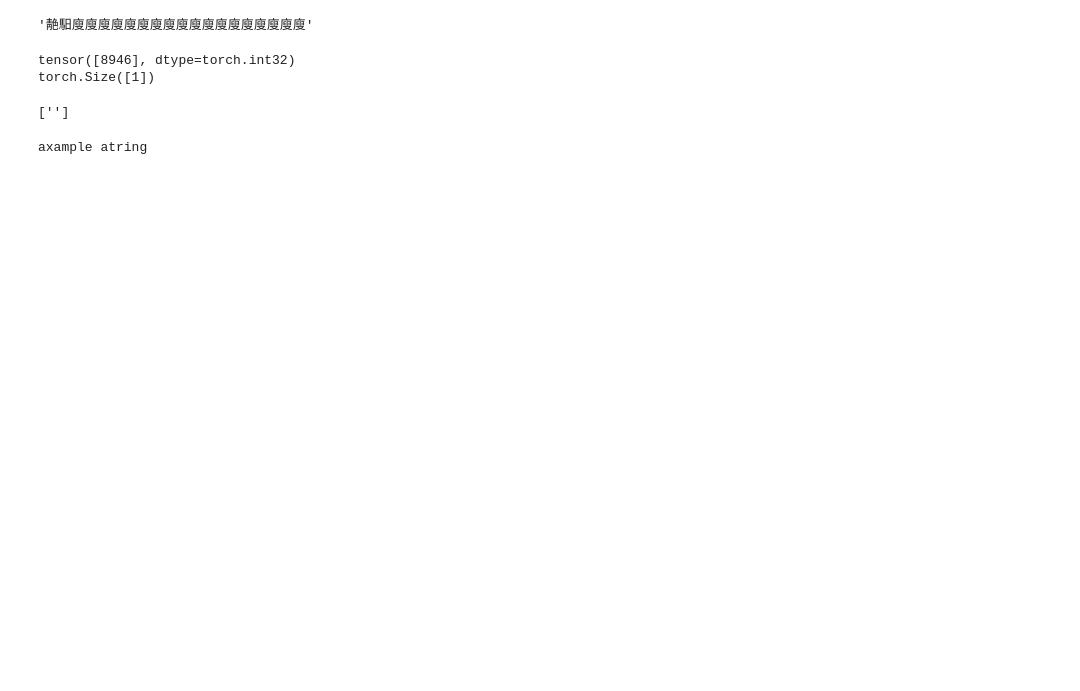
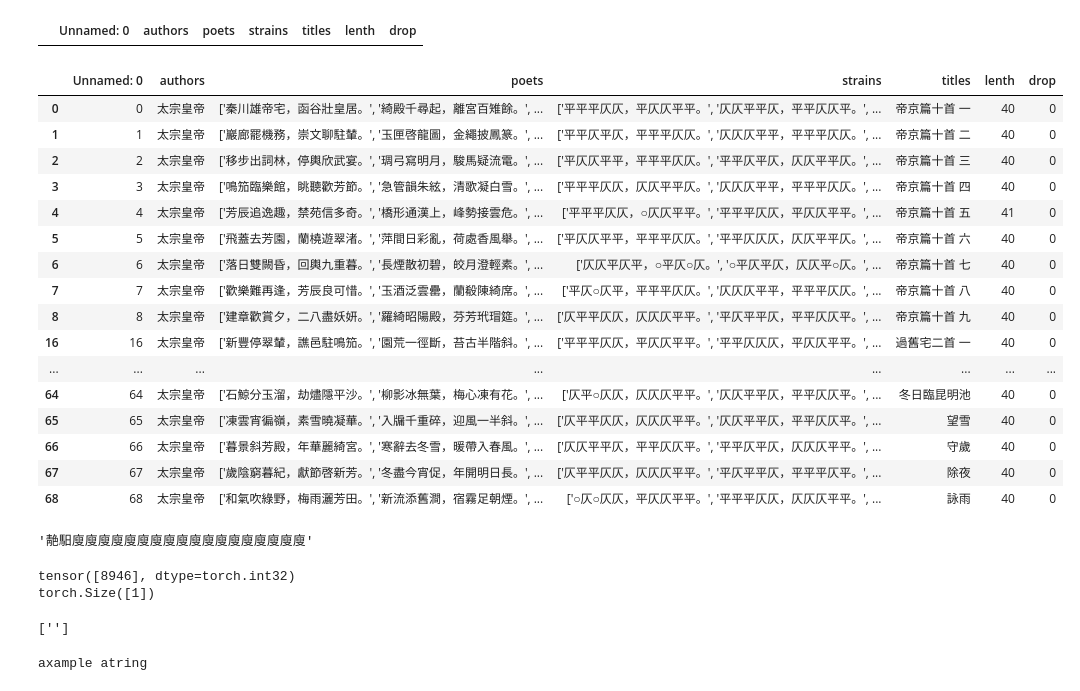
Before and after one commit to DarkFaceMonster/PytorchPoetry, a Jupyter notebook: Sampletest.ipynb, the cells around one changed output. Cells and saved outputs as stored; diff of their text form; code cells hidden in the pictures; blank space fills up the shorter version.

```diff
--- a/Sampletest.ipynb
+++ b/Sampletest.ipynb
@@ -55,2 +49,3 @@ Name: 979, dtype: object
 # %%
-df[df.lenth>100]
+df = df[df.lenth<=60]
+df.to_csv("./60tang.csv")
@@ -76,3 +52,31 @@ df[df.lenth>100]
+# %%
+df["drop"] = [1 if "〖" in s else 0 for s in df.poets]
+df[df["drop"]==1]
+# %% [output]
+|  | Unnamed: 0 | authors | poets | strains | titles | lenth | drop |
+# %%
+df = df[df["drop"]==0]
+df.to_csv("./60tang.csv", index=False)
+# %%
+df.head(50)
+# %% [output]
+|  | Unnamed: 0 | authors | poets | strains | titles | lenth | drop |
+| 0 | 0 | 太宗皇帝 | ['秦川雄帝宅，函谷壯皇居。', '綺殿千尋起，離宮百雉餘。', ... | ['平平平仄仄，平仄仄平平。', '仄仄平平仄，平平仄仄平。', ... | 帝京篇十首 一 | 40 | 0 |
+| 1 | 1 | 太宗皇帝 | ['巖廊罷機務，崇文聊駐輦。', '玉匣啓龍圖，金繩披鳳篆。', ... | ['平平仄平仄，平平平仄仄。', '仄仄仄平平，平平平仄仄。', ... | 帝京篇十首 二 | 40 | 0 |
+| 2 | 2 | 太宗皇帝 | ['移步出詞林，停輿欣武宴。', '琱弓寫明月，駿馬疑流電。', ... | ['平仄仄平平，平平平仄仄。', '平平仄平仄，仄仄平平仄。', ... | 帝京篇十首 三 | 40 | 0 |
+| 3 | 3 | 太宗皇帝 | ['鳴笳臨樂館，眺聽歡芳節。', '急管韻朱絃，清歌凝白雪。', ... | ['平平平仄仄，仄仄平平仄。', '仄仄仄平平，平平平仄仄。', ... | 帝京篇十首 四 | 40 | 0 |
+| 4 | 4 | 太宗皇帝 | ['芳辰追逸趣，禁苑信多奇。', '橋形通漢上，峰勢接雲危。', ... | ['平平平仄仄，○仄仄平平。', '平平平仄仄，平仄仄平平。', ... | 帝京篇十首 五 | 41 | 0 |
+| 5 | 5 | 太宗皇帝 | ['飛蓋去芳園，蘭橈遊翠渚。', '萍間日彩亂，荷處香風舉。', ... | ['平仄仄平平，平平平仄仄。', '平平仄仄仄，仄仄平平仄。', ... | 帝京篇十首 六 | 40 | 0 |
+| 6 | 6 | 太宗皇帝 | ['落日雙闕昏，回輿九重暮。', '長煙散初碧，皎月澄輕素。', ... | ['仄仄平仄平，○平仄○仄。', '○平仄平仄，仄仄平○仄。', ... | 帝京篇十首 七 | 40 | 0 |
+| 7 | 7 | 太宗皇帝 | ['歡樂難再逢，芳辰良可惜。', '玉酒泛雲罍，蘭殽陳綺席。', ... | ['平仄○仄平，平平平仄仄。', '仄仄仄平平，平平平仄仄。', ... | 帝京篇十首 八 | 40 | 0 |
+| 8 | 8 | 太宗皇帝 | ['建章歡賞夕，二八盡妖妍。', '羅綺昭陽殿，芬芳玳瑁筵。', ... | ['仄平平仄仄，仄仄仄平平。', '平仄平平仄，平平仄仄平。', ... | 帝京篇十首 九 | 40 | 0 |
+| 16 | 16 | 太宗皇帝 | ['新豐停翠輦，譙邑駐鳴笳。', '園荒一徑斷，苔古半階斜。', ... | ['平平平仄仄，平仄仄平平。', '平平仄仄仄，平仄仄平平。', ... | 過舊宅二首 一 | 40 | 0 |
+| ... | ... | ... | ... | ... | ... | ... | ... |
+| 64 | 64 | 太宗皇帝 | ['石鯨分玉溜，劫燼隱平沙。', '柳影冰無葉，梅心凍有花。', ... | ['仄平○仄仄，仄仄仄平平。', '仄仄平平仄，平平仄仄平。', ... | 冬日臨昆明池 | 40 | 0 |
+| 65 | 65 | 太宗皇帝 | ['凍雲宵徧嶺，素雪曉凝華。', '入牖千重碎，迎風一半斜。', ... | ['仄平平仄仄，仄仄仄平平。', '仄仄平平仄，平平仄仄平。', ... | 望雪 | 40 | 0 |
+| 66 | 66 | 太宗皇帝 | ['暮景斜芳殿，年華麗綺宮。', '寒辭去冬雪，暖帶入春風。', ... | ['仄仄平平仄，平平仄仄平。', '平平仄平仄，仄仄仄平平。', ... | 守歲 | 40 | 0 |
+| 67 | 67 | 太宗皇帝 | ['歲陰窮暮紀，獻節啓新芳。', '冬盡今宵促，年開明日長。', ... | ['仄平平仄仄，仄仄仄平平。', '平仄平平仄，平平平仄平。', ... | 除夜 | 40 | 0 |
+| 68 | 68 | 太宗皇帝 | ['和氣吹綠野，梅雨灑芳田。', '新流添舊澗，宿霧足朝煙。', ... | ['○仄○仄仄，平仄仄平平。', '平平平仄仄，仄仄仄平平。', ... | 詠雨 | 40 | 0 |
 # %%
 class PoetryModel(nn.Module):
 
```
Also changed, not shown: parts of 2 cells of this notebook, 2 other files.
